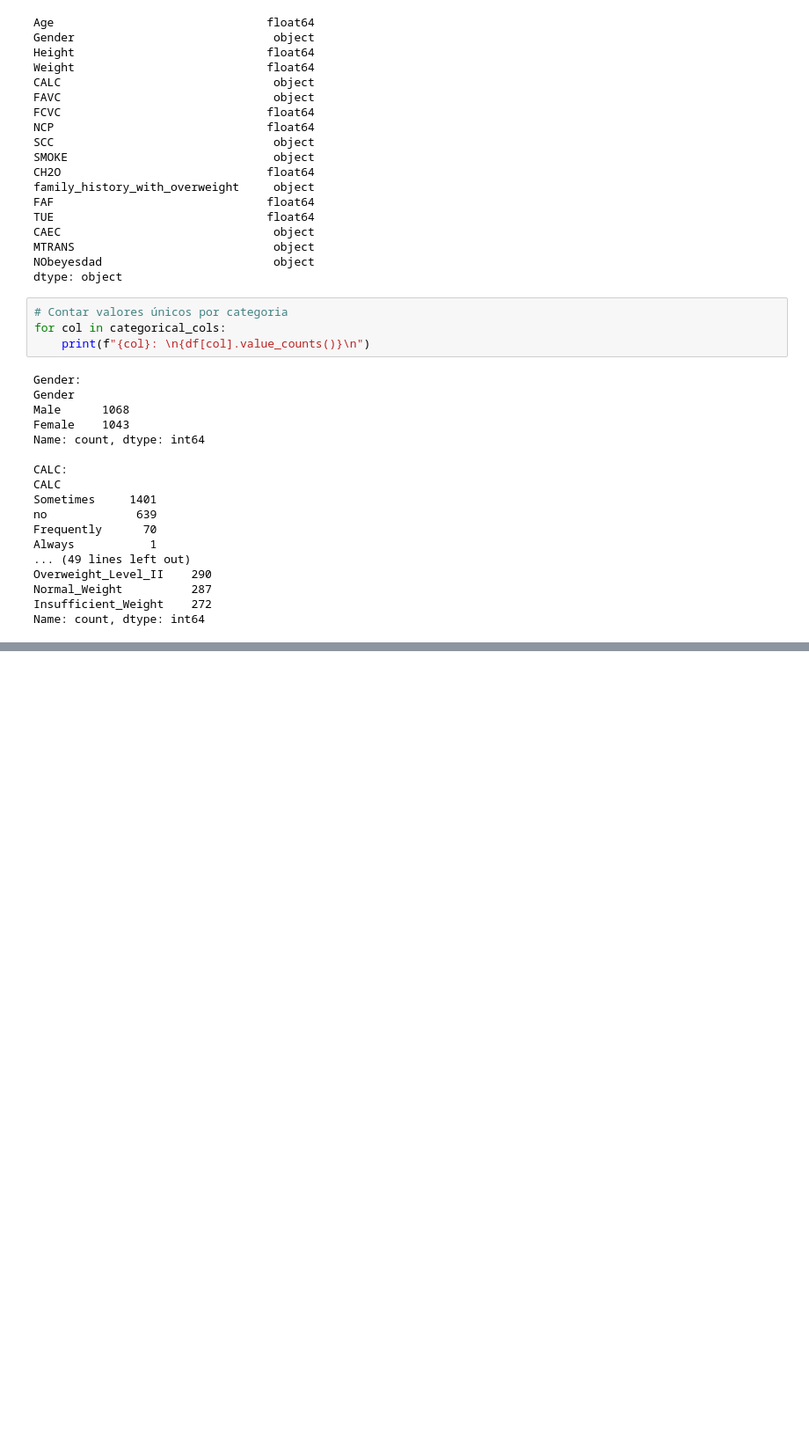
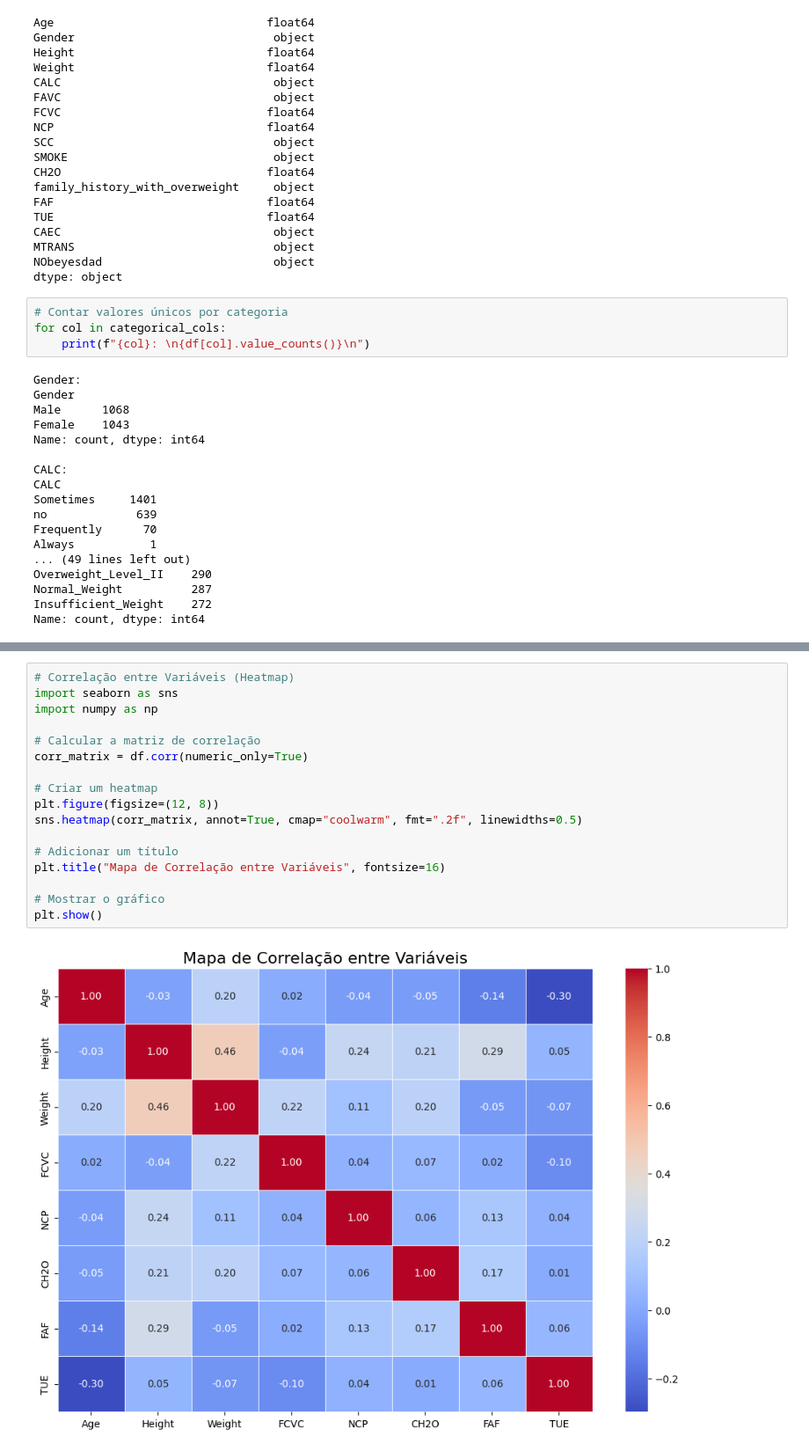
Before and after one commit to matheusryann/dataMining-Obesity, a Jupyter notebook: notebooks/Exploration.ipynb, the cells around one changed output, grey strips where cells are left out. Shown at 88% size. Cells and saved outputs as stored; diff of their text form; blank space fills up the shorter version.

```diff
--- a/notebooks/Exploration.ipynb
+++ b/notebooks/Exploration.ipynb
@@ -251,0 +273,19 @@ Name: count, dtype: int64
+# %%
+# Correlação entre Variáveis (Heatmap)
+import seaborn as sns
+import numpy as np
+
+# Calcular a matriz de correlação
+corr_matrix = df.corr(numeric_only=True)
+
+# Criar um heatmap
+plt.figure(figsize=(12, 8))
+sns.heatmap(corr_matrix, annot=True, cmap="coolwarm", fmt=".2f", linewidths=0.5)
+
+# Adicionar um título
+plt.title("Mapa de Correlação entre Variáveis", fontsize=16)
+
+# Mostrar o gráfico
+plt.show()
+# %% [output]
+[figure, added]
```
Also changed, not shown: parts of 7 cells of this notebook, 8 other files.
